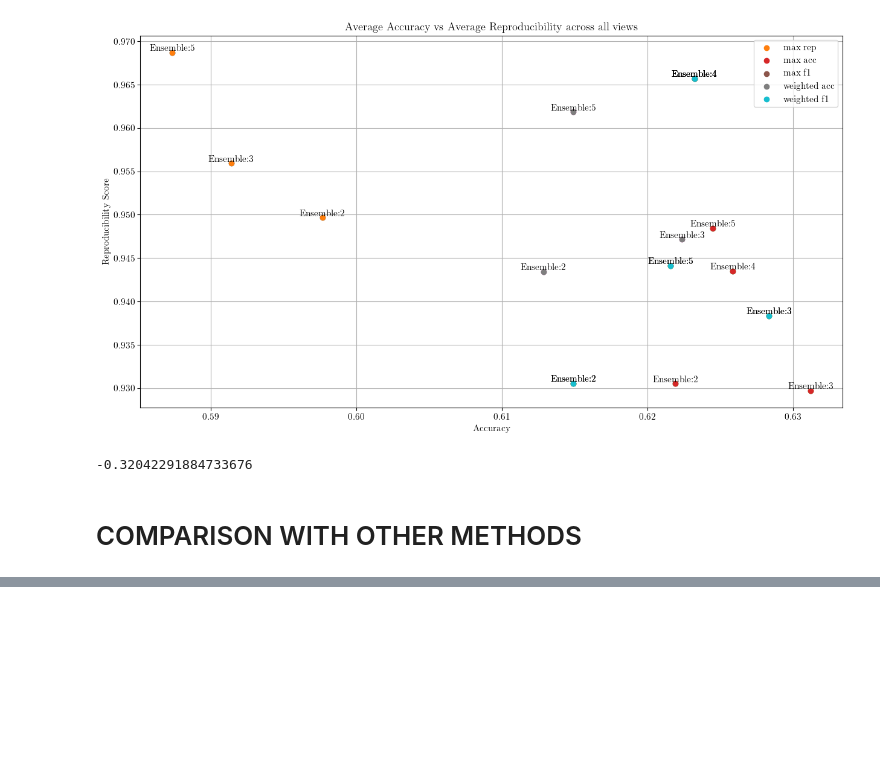
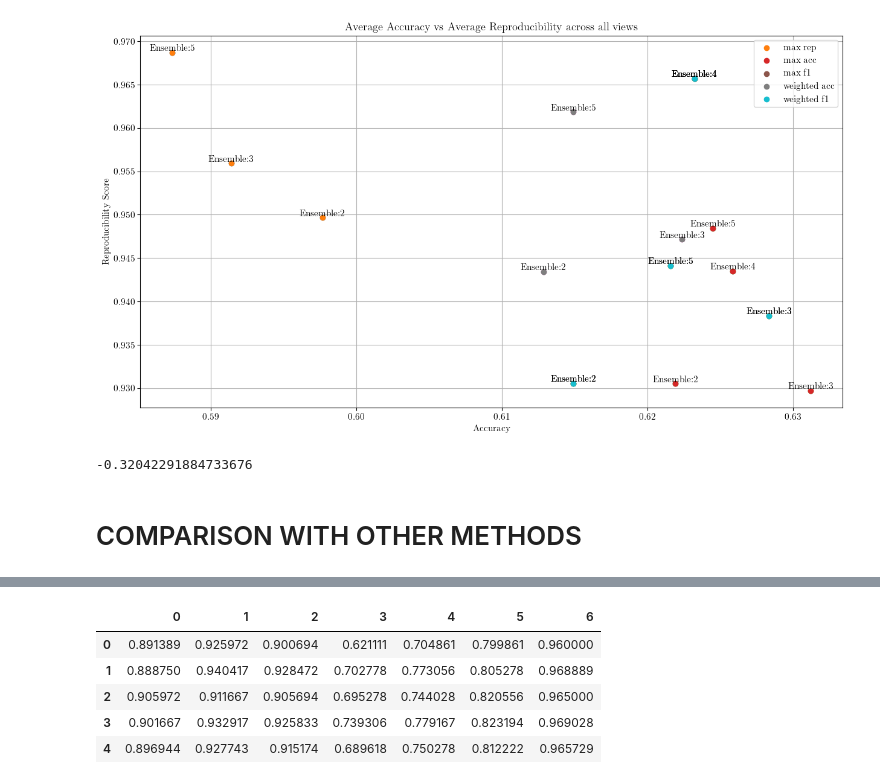
Before and after one commit to LorenzoStigliano/thesis-imperial, a Jupyter notebook: src/notebooks/study_ensemble.ipynb, the cells around one changed output, grey strips where cells are left out. Cells and saved outputs as stored; diff of their text form; code cells hidden in the pictures; blank space fills up the shorter version.

```diff
--- a/src/notebooks/study_ensemble.ipynb
+++ b/src/notebooks/study_ensemble.ipynb
@@ -1188,5 +1290,13 @@ mean_all_runs, mean_all_std
 # %%
 reproducibility_frame = pd.DataFrame(mean_all_runs.T)
+reproducibility_frame
+# %% [output]
+|  | 0 | 1 | 2 | 3 | 4 | 5 | 6 |
+| 0 | 0.891389 | 0.925972 | 0.900694 | 0.621111 | 0.704861 | 0.799861 | 0.960000 |
+| 1 | 0.888750 | 0.940417 | 0.928472 | 0.702778 | 0.773056 | 0.805278 | 0.968889 |
+| 2 | 0.905972 | 0.911667 | 0.905694 | 0.695278 | 0.744028 | 0.820556 | 0.965000 |
+| 3 | 0.901667 | 0.932917 | 0.925833 | 0.739306 | 0.779167 | 0.823194 | 0.969028 |
+| 4 | 0.896944 | 0.927743 | 0.915174 | 0.689618 | 0.750278 | 0.812222 | 0.965729 |
 # %%
 models=[
     "gcn",
```
Also changed, not shown: parts of 14 cells of this notebook, 40 other files.
